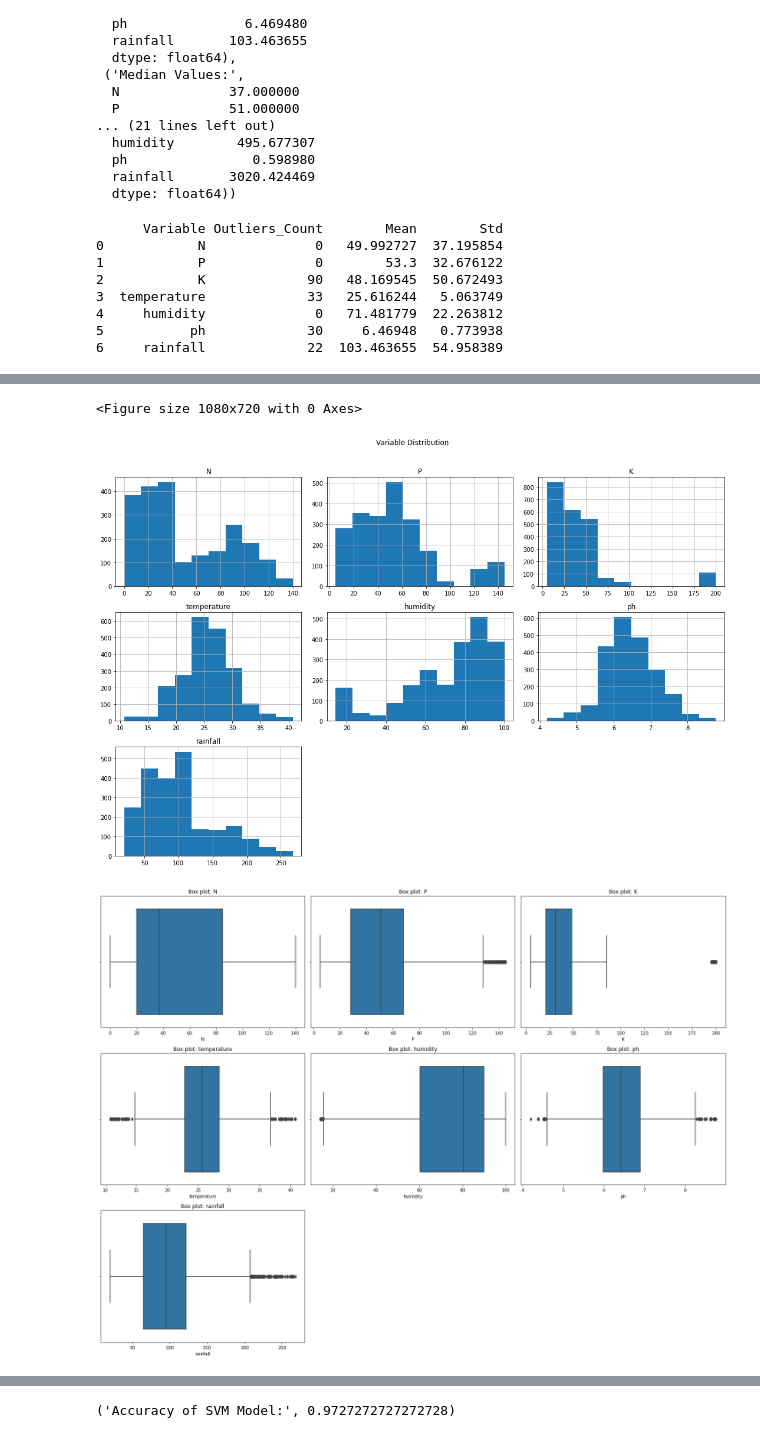
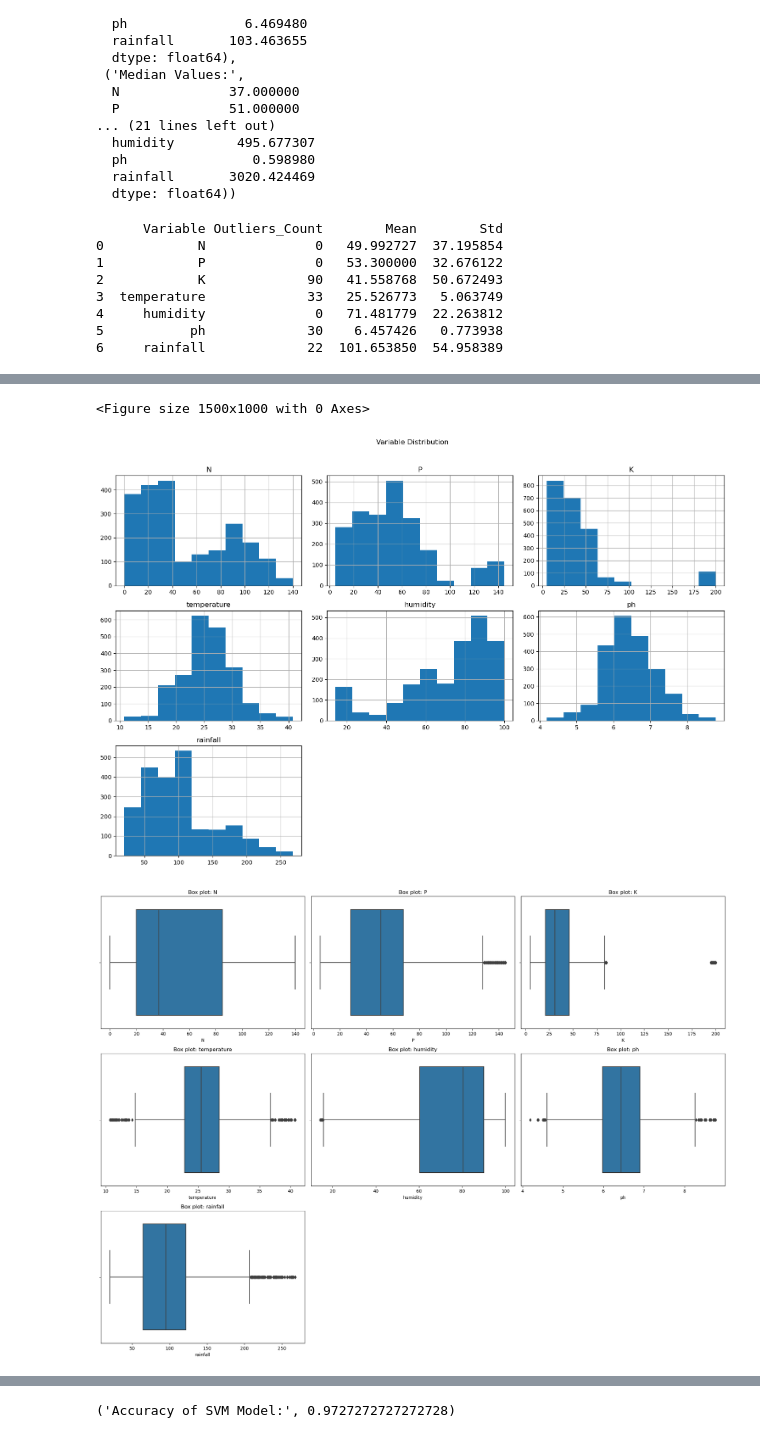
Before and after one commit to taoyuan12/527-Star.Platinum, a Jupyter notebook: Crop data analysis.ipynb, the cells around one changed output, grey strips where cells are left out. Cells and saved outputs as stored; diff of their text form; code cells hidden in the pictures.

Commit message:
Outlier update

```diff
--- a/Crop data analysis.ipynb
+++ b/Crop data analysis.ipynb
@@ -67,16 +67,19 @@ for column in numeric_columns:
     std_value = df[column].std()
     # Identify outliers
     outliers = (df[column] < mean_value - 3*std_value) | (df[column] > mean_value + 3*std_value)
+    # Calculate the mean without the outliers
+    mean_without_outliers = df.loc[~outliers, column].mean()
     # Store information about outliers
     temp_df = pd.DataFrame({
         'Variable': [column],
         'Outliers_Count': [outliers.sum()],
-        'Mean': [mean_value],
+        'Mean': [mean_without_outliers],
         'Std': [std_value]
     })
     outliers_info = pd.concat([outliers_info, temp_df], ignore_index=True)
-    # Replace outliers with the mean
-    df.loc[outliers, column] = mean_value
+    # Replace outliers with the mean without outliers
+    df.loc[outliers, column] = mean_without_outliers
+
 
 print(outliers_info)
 
@@ -117,9 +120,9 @@ plt.show()
 # %% [output]
       Variable Outliers_Count        Mean        Std
 0            N              0   49.992727  37.195854
-1            P              0        53.3  32.676122
-2            K             90   48.169545  50.672493
-3  temperature             33   25.616244   5.063749
+1            P              0   53.300000  32.676122
+2            K             90   41.558768  50.672493
+3  temperature             33   25.526773   5.063749
 4     humidity              0   71.481779  22.263812
-5           ph             30     6.46948   0.773938
-6     rainfall             22  103.463655  54.958389
+5           ph             30    6.457426   0.773938
+6     rainfall             22  101.653850  54.958389
@@ -127,5 +130,5 @@ plt.show()
-<Figure size 1080x720 with 0 Axes>
+<Figure size 1500x1000 with 0 Axes>
-[figure, old version]
+[figure, new version]
 [figure]
 # %%
 from sklearn.model_selection import train_test_split
```
Also changed, not shown: parts of 5 cells of this notebook.
